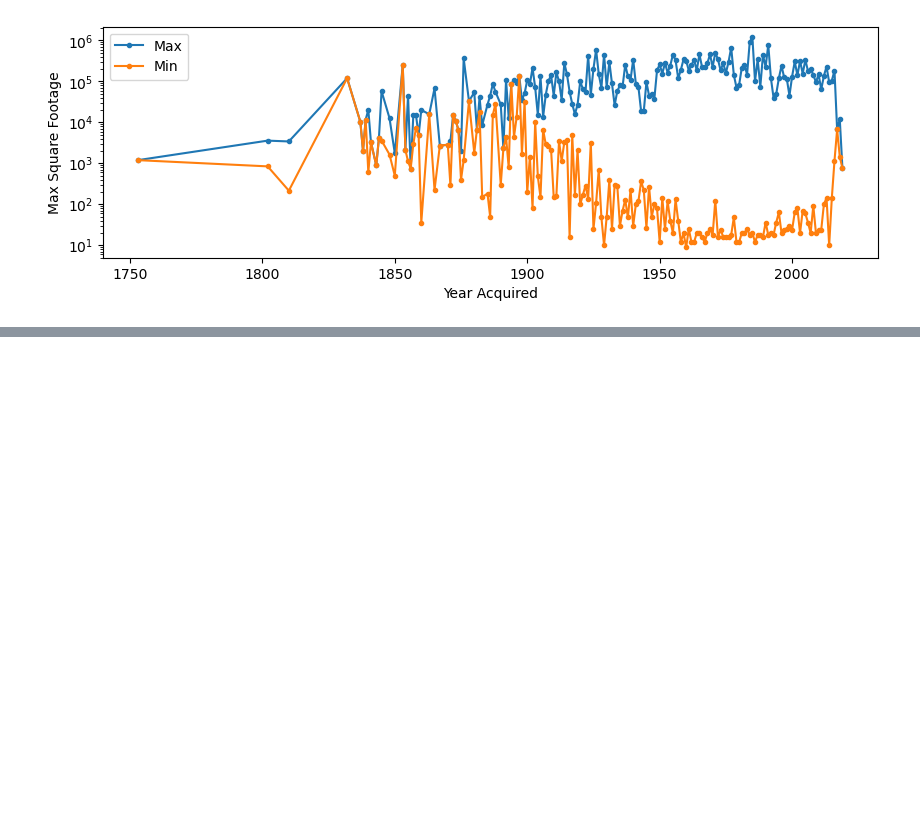
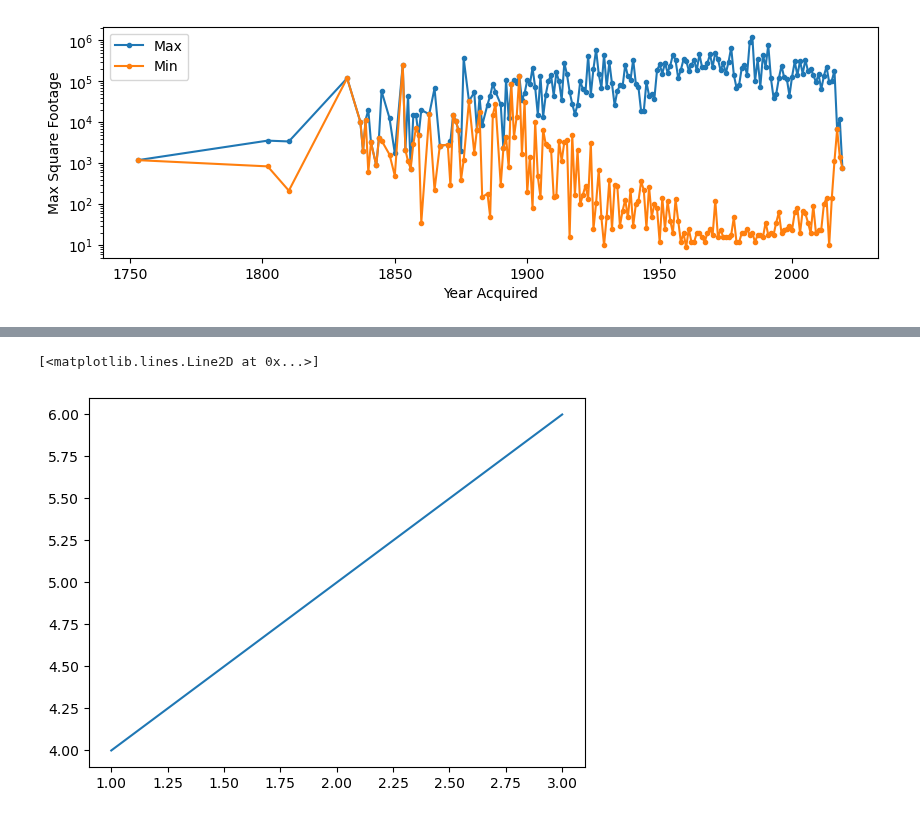
Before and after one commit to UIUC-iSchool-DataViz/is445_bcubcg_fall2022, a Jupyter notebook: _site/week03/inClass_week03.ipynb, the cells around one changed output, grey strips where cells are left out. Saved outputs shown, nothing was run; the diff lists cells and outputs as text; code cells hidden in the pictures; blank space fills up the shorter version.

```diff
--- a/_site/week03/inClass_week03.ipynb
+++ b/_site/week03/inClass_week03.ipynb
@@ -375,0 +378,5 @@ with plt.style.context("ggplot"):
+# %%
+plt.plot([1,2,3],[4,5,6])
+# %% [output]
+[<matplotlib.lines.Line2D at 0x...>]
+[figure, added]
```
Also changed, not shown: parts of 3 cells of this notebook.
